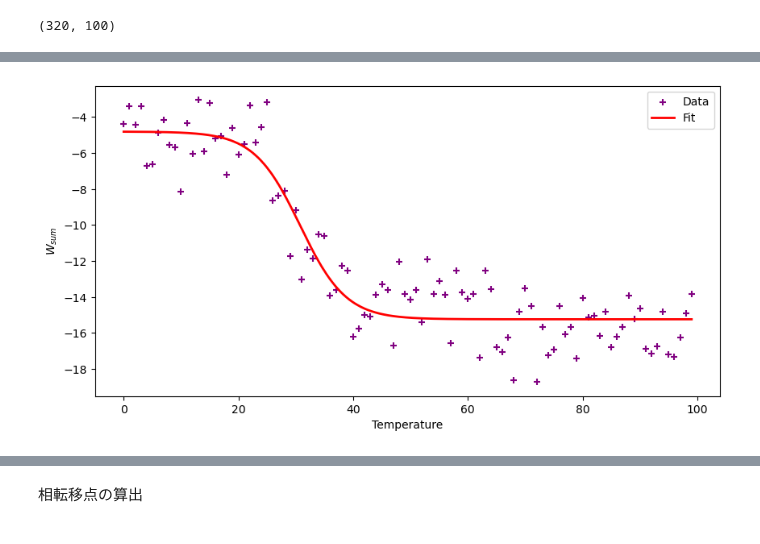
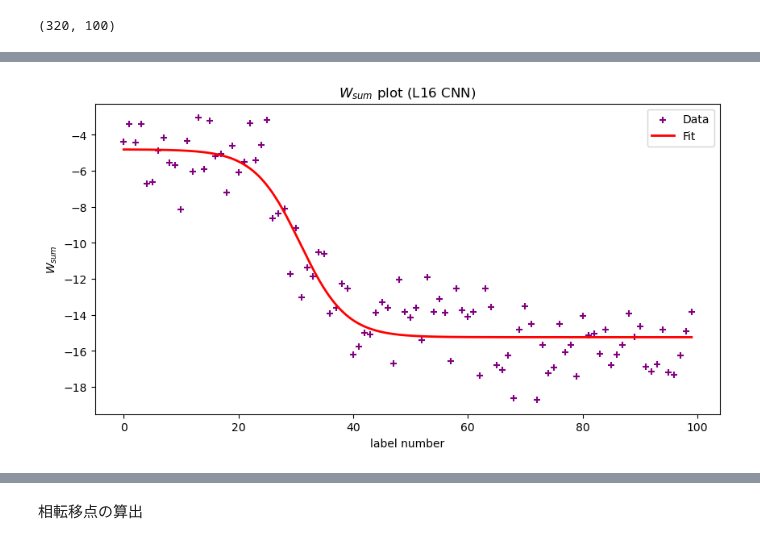
Before and after one commit to Chansuga/Master-s_thesis, a Jupyter notebook: Paper_Tomiya_Tanaka/Parameter analysis/prm_CNN_L16.ipynb, the cells around one changed output, grey strips where cells are left out. Saved outputs shown, nothing was run; the diff lists cells and outputs as text; code cells hidden in the pictures.

```diff
--- a/Paper_Tomiya_Tanaka/Parameter analysis/prm_CNN_L16.ipynb
+++ b/Paper_Tomiya_Tanaka/Parameter analysis/prm_CNN_L16.ipynb
@@ -151,6 +207,7 @@ array([ -4.4022846,  -3.3965578,  -4.4431367,  -3.3891068,  -6.7241526,
        -17.186558 , -17.334152 , -16.23856  , -14.918599 , -13.831882 ],
       dtype=float32)
 # %%
+
 import numpy as np
 import matplotlib.pyplot as plt
 from scipy.optimize import curve_fit
@@ -162,33 +219,36 @@ def tanh_function(x, a, b, c, d):
 # データ
 x = np.arange(len(fc_weight_np_square_sum))
 y = fc_weight_np_square_sum
 
 # tanh関数の初期推定値
 initial_guess = [1.0, 0.1, 0.0, 0.0]  # パラメータ a, b, c, d の初期推定値
 
 # tanh関数のパラメータを推定
 params, covariance = curve_fit(tanh_function, x, y, p0=initial_guess)
 
 # プロット
 plt.figure(figsize=(10, 5))
 plt.scatter(x, y, marker='+', color='purple', label='Data')
-plt.xlabel('Temperature')
+plt.title('$W_{sum}$ plot (L16 CNN)')
+plt.xlabel('label number')
 plt.ylabel('$W_{sum}$')
 
 # フィッティング結果をプロットに追加
 x_fit = np.linspace(min(x), max(x), 1000)
 y_fit = tanh_function(x_fit, *params)
 plt.plot(x_fit, y_fit, 'r-', label='Fit', linewidth=2)
 
 plt.legend()
+# 図をファイルとして保存
+plt.savefig('../image storage/L16_CNN_weight_sum.png')
 plt.show()
 
 # フィッティングされたパラメータ
 print("Fitted Parameters:")
 print("a:", params[0])
 print("b:", params[1])
 print("c:", params[2])
 print("d:", params[3])
 # %% [output]
-[figure, old version]
+[figure, new version]
 Fitted Parameters:
```
Also changed, not shown: parts of 10 cells of this notebook, 20 other files.
